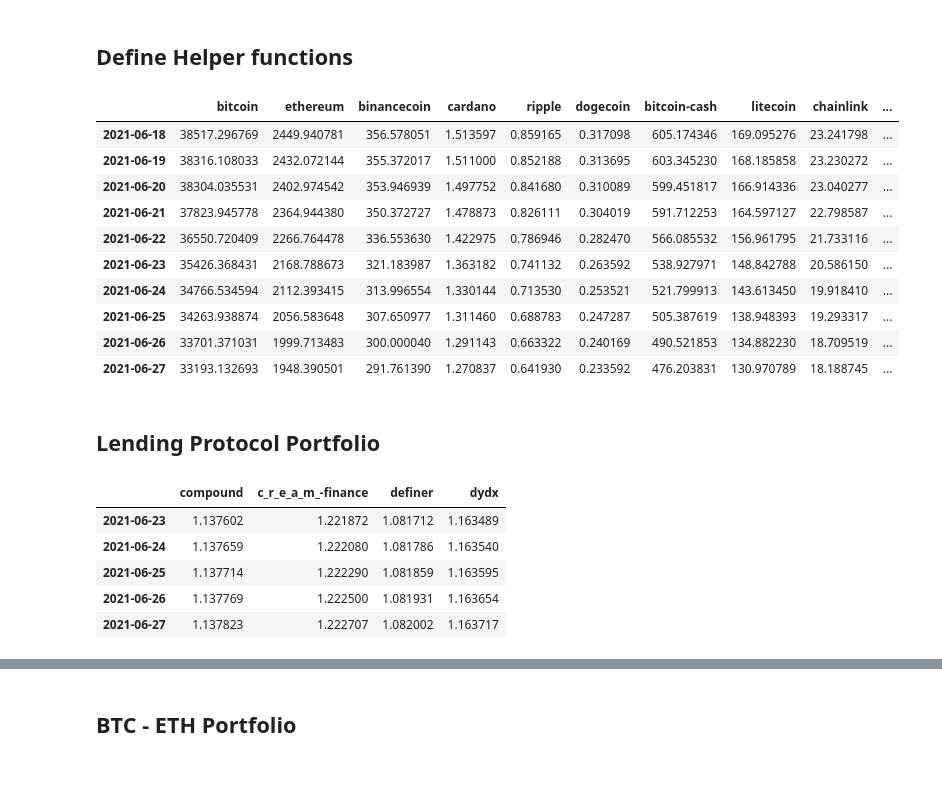
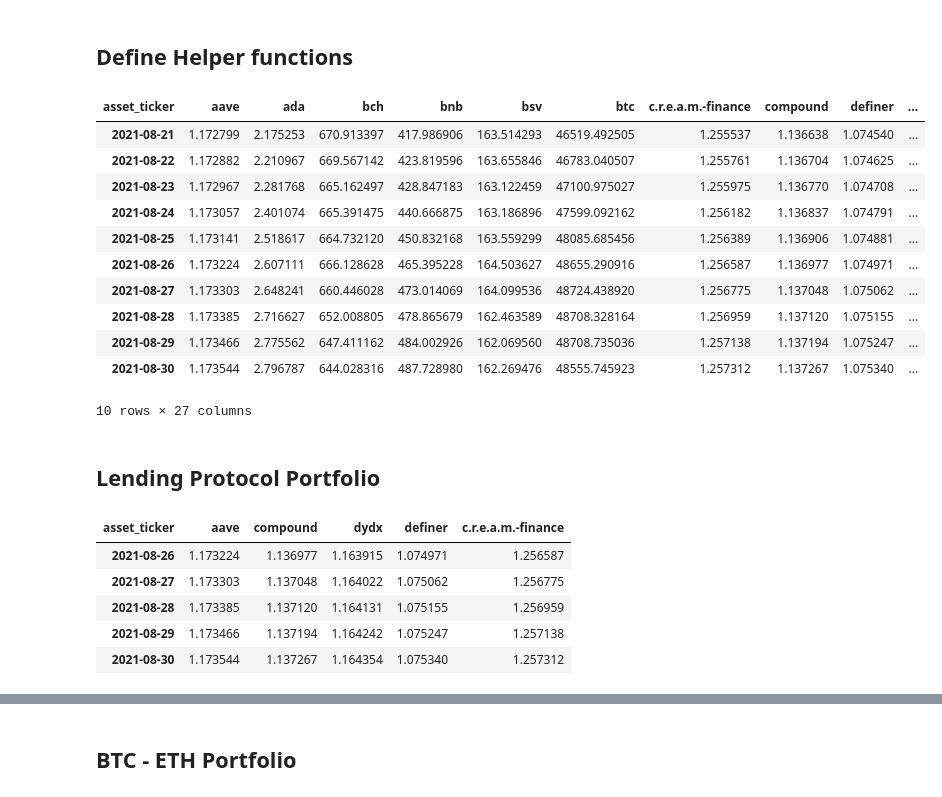
Before and after one commit to AffineLabs/contracts, a Jupyter notebook: notebook/adib/new_pfopt_by_asset_class.ipynb, the cells around one changed output, grey strips where cells are left out. Cells and saved outputs as stored; diff of their text form; code cells hidden in the pictures.

```diff
--- a/notebook/adib/new_pfopt_by_asset_class.ipynb
+++ b/notebook/adib/new_pfopt_by_asset_class.ipynb
@@ -97,37 +102,44 @@ def optimize_portfolio(train_df, test_df, rebalance_period, target_volatility, c
     print("return in the test period", roi[-1])
     return ef.clean_weights(), roi
 # %%
-asset_prices_df = pd.read_csv("../data/clean_data/asset_prices_2021-07-08.csv", index_col=0)
-asset_prices_df.index = [datetime.strptime(d,"%Y-%m-%d").date() for d in asset_prices_df.index]
+# asset_prices_df = pd.read_csv("../data/clean_data/asset_prices_2021-07-08.csv", index_col=0)
+engine = create_engine(os.environ.get("POSTGRES_REMOTE_URL"))
+asset_prices_df = pd.read_sql_table("asset_price", engine)
+# convert data from long to wide format
+asset_prices_df = asset_prices_df.pivot(
+    index="timestamp", columns="asset_ticker", values="closing_price"
+)
+asset_prices_df.index = [pd.to_datetime(t).date() for t in asset_prices_df.index]
 asset_prices_df.tail(10)
 # %% [output]
-|  | bitcoin | ethereum | binancecoin | cardano | ripple | dogecoin | bitcoin-cash | litecoin | chainlink | ... |
-| 2021-06-18 | 38517.296769 | 2449.940781 | 356.578051 | 1.513597 | 0.859165 | 0.317098 | 605.174346 | 169.095276 | 23.241798 | ... |
-| 2021-06-19 | 38316.108033 | 2432.072144 | 355.372017 | 1.511000 | 0.852188 | 0.313695 | 603.345230 | 168.185858 | 23.230272 | ... |
-| 2021-06-20 | 38304.035531 | 2402.974542 | 353.946939 | 1.497752 | 0.841680 | 0.310089 | 599.451817 | 166.914336 | 23.040277 | ... |
-| 2021-06-21 | 37823.945778 | 2364.944380 | 350.372727 | 1.478873 | 0.826111 | 0.304019 | 591.712253 | 164.597127 | 22.798587 | ... |
-| 2021-06-22 | 36550.720409 | 2266.764478 | 336.553630 | 1.422975 | 0.786946 | 0.282470 | 566.085532 | 156.961795 | 21.733116 | ... |
-| 2021-06-23 | 35426.368431 | 2168.788673 | 321.183987 | 1.363182 | 0.741132 | 0.263592 | 538.927971 | 148.842788 | 20.586150 | ... |
-| 2021-06-24 | 34766.534594 | 2112.393415 | 313.996554 | 1.330144 | 0.713530 | 0.253521 | 521.799913 | 143.613450 | 19.918410 | ... |
-| 2021-06-25 | 34263.938874 | 2056.583648 | 307.650977 | 1.311460 | 0.688783 | 0.247287 | 505.387619 | 138.948393 | 19.293317 | ... |
-| 2021-06-26 | 33701.371031 | 1999.713483 | 300.000040 | 1.291143 | 0.663322 | 0.240169 | 490.521853 | 134.882230 | 18.709519 | ... |
-| 2021-06-27 | 33193.132693 | 1948.390501 | 291.761390 | 1.270837 | 0.641930 | 0.233592 | 476.203831 | 130.970789 | 18.188745 | ... |
+| asset_ticker | aave | ada | bch | bnb | bsv | btc | c.r.e.a.m.-finance | compound | definer | ... |
+| 2021-08-21 | 1.172799 | 2.175253 | 670.913397 | 417.986906 | 163.514293 | 46519.492505 | 1.255537 | 1.136638 | 1.074540 | ... |
+| 2021-08-22 | 1.172882 | 2.210967 | 669.567142 | 423.819596 | 163.655846 | 46783.040507 | 1.255761 | 1.136704 | 1.074625 | ... |
+| 2021-08-23 | 1.172967 | 2.281768 | 665.162497 | 428.847183 | 163.122459 | 47100.975027 | 1.255975 | 1.136770 | 1.074708 | ... |
+| 2021-08-24 | 1.173057 | 2.401074 | 665.391475 | 440.666875 | 163.186896 | 47599.092162 | 1.256182 | 1.136837 | 1.074791 | ... |
+| 2021-08-25 | 1.173141 | 2.518617 | 664.732120 | 450.832168 | 163.559299 | 48085.685456 | 1.256389 | 1.136906 | 1.074881 | ... |
+| 2021-08-26 | 1.173224 | 2.607111 | 666.128628 | 465.395228 | 164.503627 | 48655.290916 | 1.256587 | 1.136977 | 1.074971 | ... |
+| 2021-08-27 | 1.173303 | 2.648241 | 660.446028 | 473.014069 | 164.099536 | 48724.438920 | 1.256775 | 1.137048 | 1.075062 | ... |
+| 2021-08-28 | 1.173385 | 2.716627 | 652.008805 | 478.865679 | 162.463589 | 48708.328164 | 1.256959 | 1.137120 | 1.075155 | ... |
+| 2021-08-29 | 1.173466 | 2.775562 | 647.411162 | 484.002926 | 162.069560 | 48708.735036 | 1.257138 | 1.137194 | 1.075247 | ... |
+| 2021-08-30 | 1.173544 | 2.796787 | 644.028316 | 487.728980 | 162.269476 | 48555.745923 | 1.257312 | 1.137267 | 1.075340 | ... |
+10 rows × 27 columns
 # %% [markdown]
 ## Lending Protocol Portfolio
 # %%
-lp_returns_df = asset_prices_df.iloc[:,-6:-2]
+lp_returns_df = asset_prices_df[["aave", "compound", "dydx", "definer", "c.r.e.a.m.-finance"]]
 train_df = lp_returns_df[lp_returns_df.index < datetime.strptime(split_date, '%Y-%m-%d').date()]
 test_df = lp_returns_df[(lp_returns_df.index >= datetime.strptime(test_start, '%Y-%m-%d').date())
                         & (lp_returns_df.index <= datetime.strptime(test_end, '%Y-%m-%d').date())]
 
 lp_returns_df.tail()
 # %% [output]
-|  | compound | c_r_e_a_m_-finance | definer | dydx |
-| 2021-06-23 | 1.137602 | 1.221872 | 1.081712 | 1.163489 |
-| 2021-06-24 | 1.137659 | 1.222080 | 1.081786 | 1.163540 |
-| 2021-06-25 | 1.137714 | 1.222290 | 1.081859 | 1.163595 |
-| 2021-06-26 | 1.137769 | 1.222500 | 1.081931 | 1.163654 |
-| 2021-06-27 | 1.137823 | 1.222707 | 1.082002 | 1.163717 |
+| asset_ticker | aave | compound | dydx | definer | c.r.e.a.m.-finance |
+| 2021-08-26 | 1.173224 | 1.136977 | 1.163915 | 1.074971 | 1.256587 |
+| 2021-08-27 | 1.173303 | 1.137048 | 1.164022 | 1.075062 | 1.256775 |
+| 2021-08-28 | 1.173385 | 1.137120 | 1.164131 | 1.075155 | 1.256959 |
+| 2021-08-29 | 1.173466 | 1.137194 | 1.164242 | 1.075247 | 1.257138 |
+| 2021-08-30 | 1.173544 | 1.137267 | 1.164354 | 1.075340 | 1.257312 |
 # %%
 from pypfopt.expected_returns import mean_historical_return
 from pypfopt.risk_models import risk_matrix
```
Also changed, not shown: parts of 9 cells of this notebook, 2 other files.
